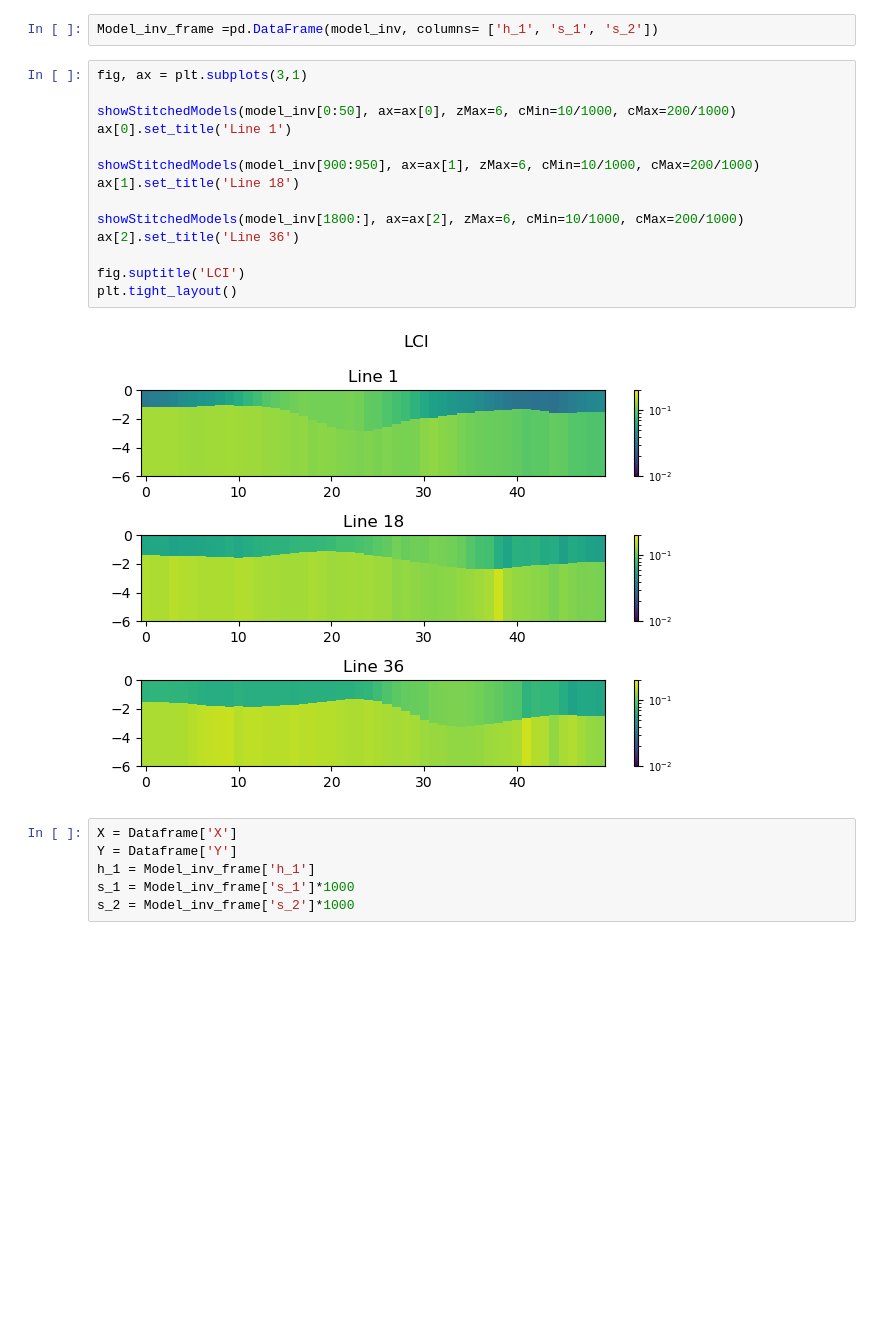
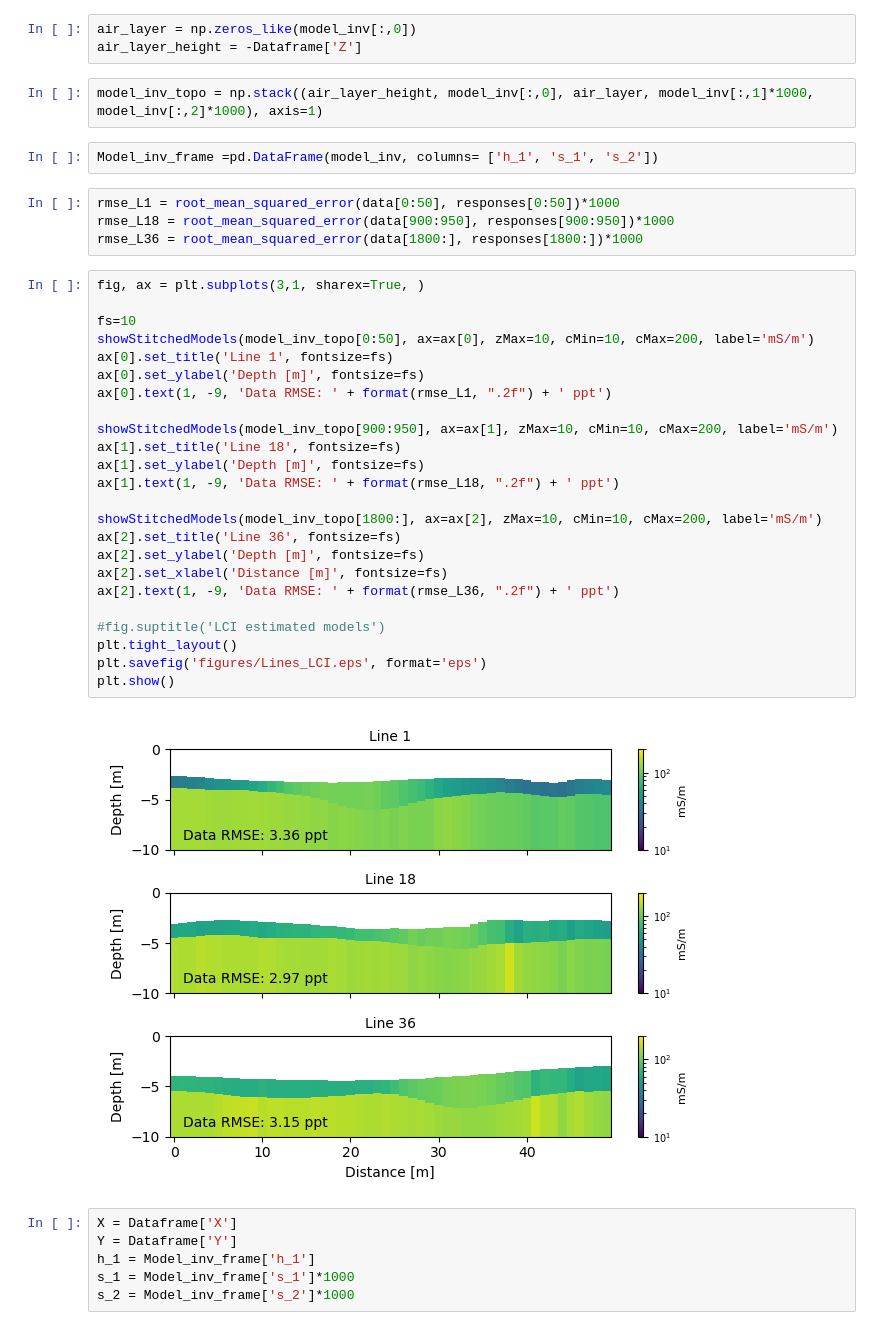
Before and after one commit to mariacarrizo/FDEM_LCI_PWI, a Jupyter notebook: Field/15_LCI_Field.ipynb, the cells around one changed output. Cells and saved outputs as stored; diff of their text form; blank space fills up the shorter version.

```diff
--- a/Field/15_LCI_Field.ipynb
+++ b/Field/15_LCI_Field.ipynb
@@ -128,24 +129,43 @@ Jacobian size: 490 147 500
 # %%
 model_inv = np.array(model_inv_full).reshape(nLines*nM,3)
 responses = np.array(response_full).reshape(nLines*nM,10)
+# %%
+air_layer = np.zeros_like(model_inv[:,0])
+air_layer_height = -Dataframe['Z']
+# %%
+model_inv_topo = np.stack((air_layer_height, model_inv[:,0], air_layer, model_inv[:,1]*1000, model_inv[:,2]*1000), axis=1)
 # %%
 Model_inv_frame =pd.DataFrame(model_inv, columns= ['h_1', 's_1', 's_2'])
+# %%
+rmse_L1 = root_mean_squared_error(data[0:50], responses[0:50])*1000
+rmse_L18 = root_mean_squared_error(data[900:950], responses[900:950])*1000
+rmse_L36 = root_mean_squared_error(data[1800:], responses[1800:])*1000
 # %%
-fig, ax = plt.subplots(3,1)
+fig, ax = plt.subplots(3,1, sharex=True, )
 
-showStitchedModels(model_inv[0:50], ax=ax[0], zMax=6, cMin=10/1000, cMax=200/1000)
-ax[0].set_title('Line 1')
+fs=10
+showStitchedModels(model_inv_topo[0:50], ax=ax[0], zMax=10, cMin=10, cMax=200, label='mS/m')
+ax[0].set_title('Line 1', fontsize=fs)
+ax[0].set_ylabel('Depth [m]', fontsize=fs)
+ax[0].text(1, -9, 'Data RMSE: ' + format(rmse_L1, ".2f") + ' ppt')
 
-showStitchedModels(model_inv[900:950], ax=ax[1], zMax=6, cMin=10/1000, cMax=200/1000)
-ax[1].set_title('Line 18')
+showStitchedModels(model_inv_topo[900:950], ax=ax[1], zMax=10, cMin=10, cMax=200, label='mS/m')
+ax[1].set_title('Line 18', fontsize=fs)
+ax[1].set_ylabel('Depth [m]', fontsize=fs)
+ax[1].text(1, -9, 'Data RMSE: ' + format(rmse_L18, ".2f") + ' ppt')
 
-showStitchedModels(model_inv[1800:], ax=ax[2], zMax=6, cMin=10/1000, cMax=200/1000)
-ax[2].set_title('Line 36')
+showStitchedModels(model_inv_topo[1800:], ax=ax[2], zMax=10, cMin=10, cMax=200, label='mS/m')
+ax[2].set_title('Line 36', fontsize=fs)
+ax[2].set_ylabel('Depth [m]', fontsize=fs)
+ax[2].set_xlabel('Distance [m]', fontsize=fs)
+ax[2].text(1, -9, 'Data RMSE: ' + format(rmse_L36, ".2f") + ' ppt')
 
-fig.suptitle('LCI')
+#fig.suptitle('LCI estimated models')
 plt.tight_layout()
+plt.savefig('figures/Lines_LCI.eps', format='eps')
+plt.show()
 # %% [output]
-[figure, old version]
+[figure, new version]
 # %%
 X = Dataframe['X']
 Y = Dataframe['Y']
```
Also changed, not shown: parts of 11 cells of this notebook, 1 other file.
